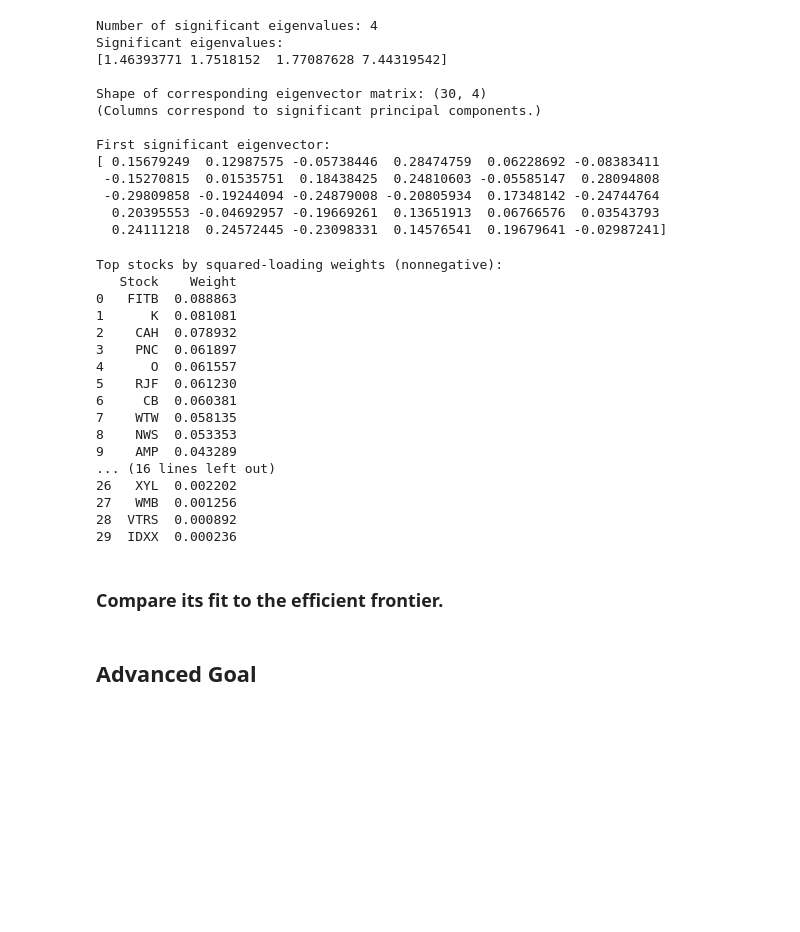
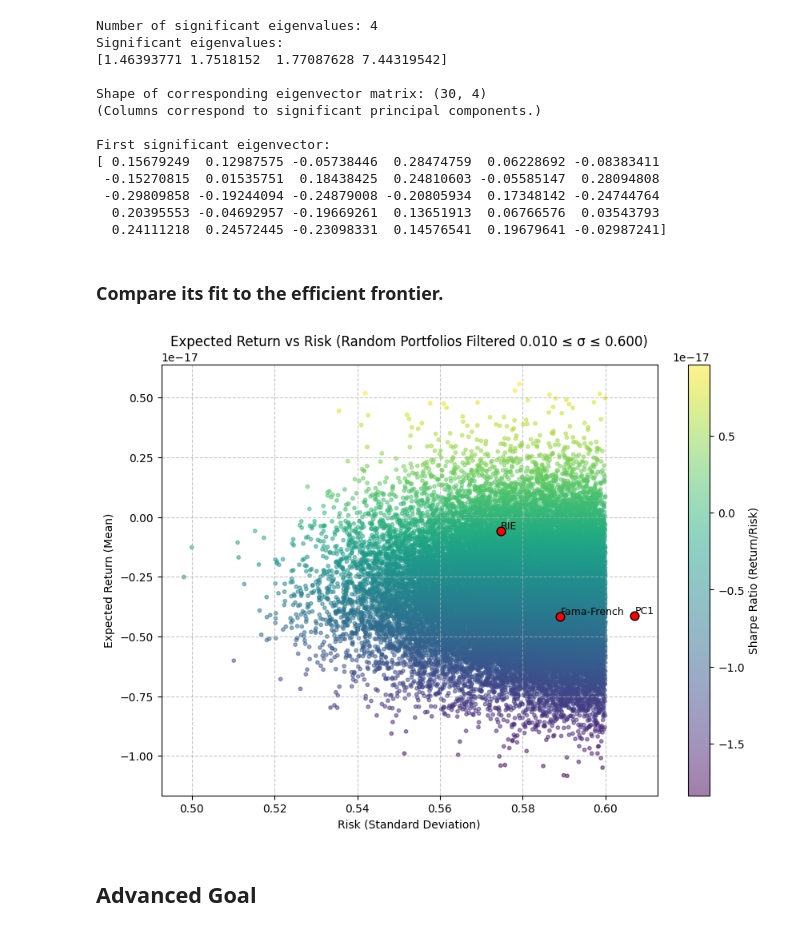
Before and after one commit to donnafaithhh/Fama-Markowitz-Mini-Project, a Jupyter notebook: mini project.ipynb, the cells around one changed output. Saved outputs shown, nothing was run; the diff lists cells and outputs as text; code cells hidden in the pictures; blank space fills up the shorter version.

```diff
--- a/mini project.ipynb
+++ b/mini project.ipynb
@@ -952,0 +611,3 @@ plt.show()
+# %%
+ff = portfolio['weights']
+ff
@@ -1057,30 +736,65 @@ stock_names = norm_returns.columns
 pc1_sq_weights = pd.DataFrame({
     'Stock': stock_names,
     'Weight': weights_sq
-}).sort_values(by='Weight', ascending=False).reset_index(drop=True)
+})
 
-print("Top stocks by squared-loading weights (nonnegative):")
-print(pc1_sq_weights)
+pc1_sq_series = pd.Series(data=pc1_sq_weights['Weight'].values,
+                          index=pc1_sq_weights['Stock'],
+                          name='Weight')
-# %% [output]
-Top stocks by squared-loading weights (nonnegative):
-   Stock    Weight
-0   FITB  0.088863
-1      K  0.081081
-2    CAH  0.078932
-3    PNC  0.061897
-4      O  0.061557
-5    RJF  0.061230
-6     CB  0.060381
-7    WTW  0.058135
-8    NWS  0.053353
-9    AMP  0.043289
-... (16 lines left out)
-26   XYL  0.002202
-27   WMB  0.001256
-28  VTRS  0.000892
-29  IDXX  0.000236
 # %% [markdown]
 ### Compare its fit to the efficient frontier.
+# %%
+# --- Inputs ---
+# norm_returns: DataFrame of normalized returns (columns = stock tickers)
+# approaches: list of pandas Series (index = stock tickers, values = weights)
+# stdev_range: tuple (min_stdev, max_stdev)
+pc1.name = "PC1"
+ff.name = "Fama-French"
+pc1_sq_series.name = "RIE"
+approaches = [pc1, ff, pc1_sq_series]
+stdev_range = (0.01, 0.6)
+
+# --- Compute mean returns and covariance ---
+mean_returns = norm_returns.mean()
+cov_matrix = norm_returns.cov()
+n_assets = len(mean_returns)
+
+# --- Generate random portfolios ---
+n_portfolios = 50000
+weights = np.random.dirichlet(np.ones(n_assets), n_portfolios)
+returns = weights.dot(mean_returns.values)
+risks = np.sqrt(np.einsum('ij,jk,ik->i', weights, cov_matrix.values, weights))
+
+# --- Filter random portfolios by stdev ---
+mask = (risks >= stdev_range[0]) & (risks <= stdev_range[1])
+filtered_returns = returns[mask]
+filtered_risks = risks[mask]
+
+# --- Plot random portfolios ---
+plt.figure(figsize=(10, 7))
+plt.scatter(filtered_risks, filtered_returns, c=filtered_returns/filtered_risks,
+            cmap='viridis', s=10, alpha=0.5)
+plt.colorbar(label='Sharpe Ratio (Return/Risk)')
+
+# --- Plot approaches portfolios (all, unfiltered) ---
+for i, approach in enumerate(approaches):
+    w = approach.reindex(mean_returns.index).fillna(0).values
+    ret = np.dot(w, mean_returns.values)
+    risk = np.sqrt(np.dot(w.T, np.dot(cov_matrix.values, w)))
+
+    # Use the Series name if available, otherwise generate default label
+    label = approach.name if approach.name else f'Portfolio {i+1}'
+
+    plt.scatter(risk, ret, color='red', s=60, edgecolors='black', zorder=5)
+    plt.text(risk, ret, label, fontsize=9, ha='left', va='bottom')
+
+plt.title(f'Expected Return vs Risk (Random Portfolios Filtered {stdev_range[0]:.3f} ≤ σ ≤ {stdev_range[1]:.3f})')
+plt.xlabel('Risk (Standard Deviation)')
+plt.ylabel('Expected Return (Mean)')
+plt.grid(True, linestyle='--', alpha=0.7)
+plt.show()
+# %% [output]
+[figure, added]
 # %% [markdown]
 ## Advanced Goal
 # %% [markdown]
```
Also changed, not shown: parts of 12 cells of this notebook.
